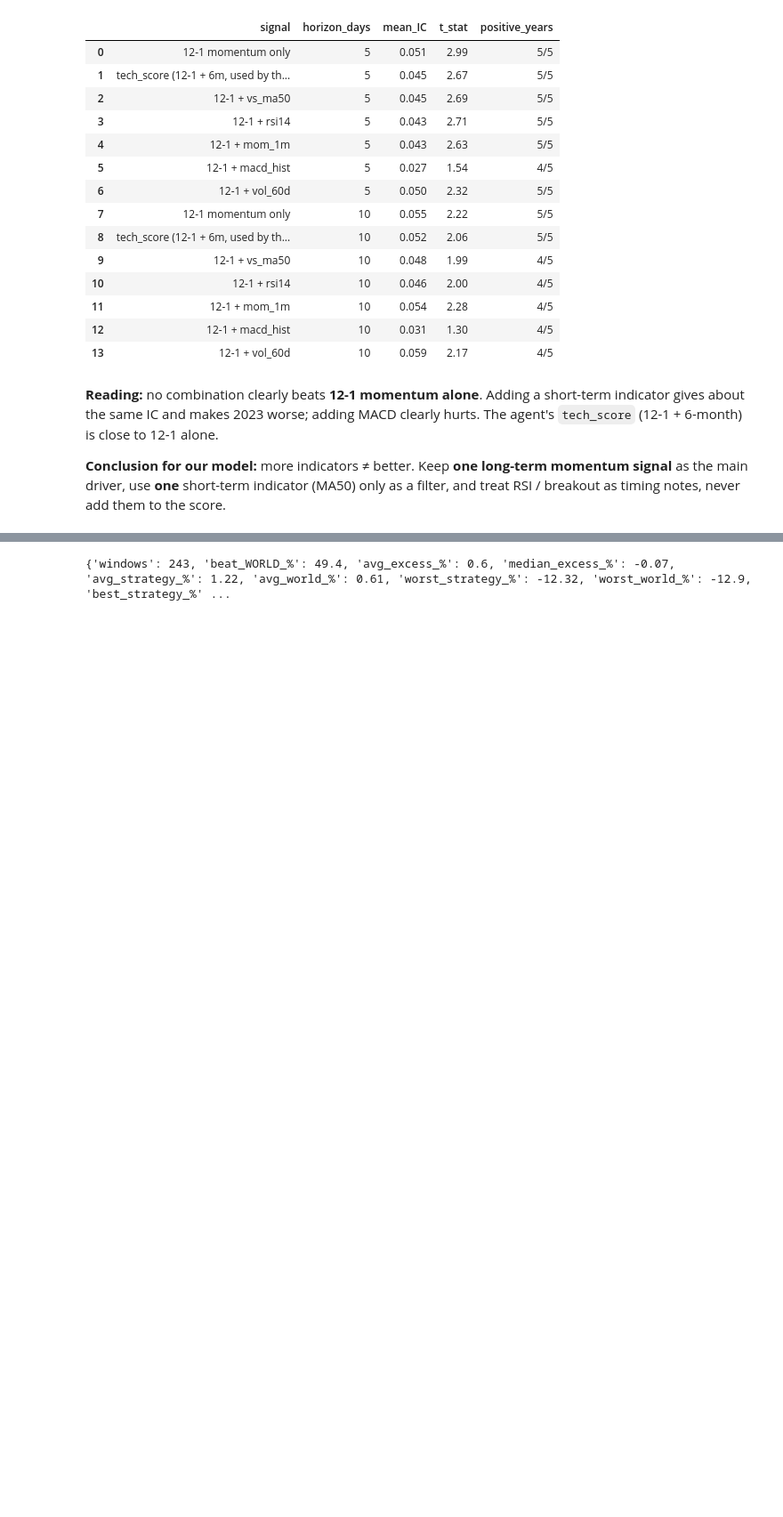
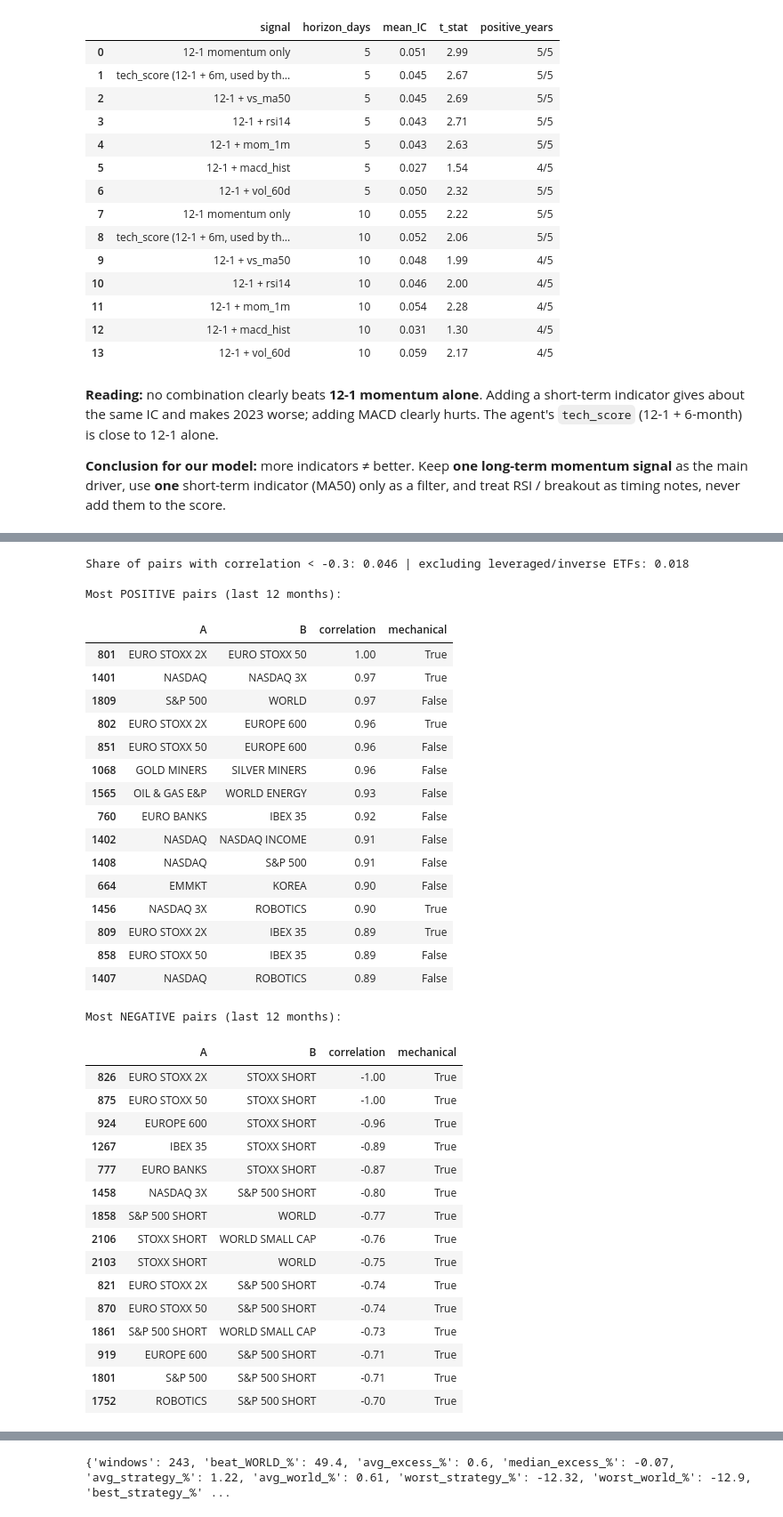
Before and after one commit to morganelpgit/GBAC_team12, a Jupyter notebook: Technical_code/technical_agent.ipynb, the cells around one changed output, grey strips where cells are left out. Shown at 89% size. Cells and saved outputs as stored; diff of their text form; code cells hidden in the pictures; blank space fills up the shorter version.

```diff
--- a/Technical_code/technical_agent.ipynb
+++ b/Technical_code/technical_agent.ipynb
@@ -204,0 +213,44 @@ combo
+# %%
+ec = etf_correlations(prices)
+ec["matrix"].to_csv("Technical_code/results/etf_correlation_1y.csv")
+print("Share of pairs with correlation < -0.3:", ec["share_negative_below_-0.3"],
+      "| excluding leveraged/inverse ETFs:", ec["share_negative_excl_leveraged"])
+print(); print("Most POSITIVE pairs (last 12 months):"); display(ec["most_positive"])
+print("Most NEGATIVE pairs (last 12 months):"); display(ec["most_negative"])
+# %% [output]
+Share of pairs with correlation < -0.3: 0.046 | excluding leveraged/inverse ETFs: 0.018
+
+Most POSITIVE pairs (last 12 months):
+|  | A | B | correlation | mechanical |
+| 801 | EURO STOXX 2X | EURO STOXX 50 | 1.00 | True |
+| 1401 | NASDAQ | NASDAQ 3X | 0.97 | True |
+| 1809 | S&P 500 | WORLD | 0.97 | False |
+| 802 | EURO STOXX 2X | EUROPE 600 | 0.96 | True |
+| 851 | EURO STOXX 50 | EUROPE 600 | 0.96 | False |
+| 1068 | GOLD MINERS | SILVER MINERS | 0.96 | False |
+| 1565 | OIL & GAS E&P | WORLD ENERGY | 0.93 | False |
+| 760 | EURO BANKS | IBEX 35 | 0.92 | False |
+| 1402 | NASDAQ | NASDAQ INCOME | 0.91 | False |
+| 1408 | NASDAQ | S&P 500 | 0.91 | False |
+| 664 | EMMKT | KOREA | 0.90 | False |
+| 1456 | NASDAQ 3X | ROBOTICS | 0.90 | True |
+| 809 | EURO STOXX 2X | IBEX 35 | 0.89 | True |
+| 858 | EURO STOXX 50 | IBEX 35 | 0.89 | False |
+| 1407 | NASDAQ | ROBOTICS | 0.89 | False |
+Most NEGATIVE pairs (last 12 months):
+|  | A | B | correlation | mechanical |
+| 826 | EURO STOXX 2X | STOXX SHORT | -1.00 | True |
+| 875 | EURO STOXX 50 | STOXX SHORT | -1.00 | True |
+| 924 | EUROPE 600 | STOXX SHORT | -0.96 | True |
+| 1267 | IBEX 35 | STOXX SHORT | -0.89 | True |
+| 777 | EURO BANKS | STOXX SHORT | -0.87 | True |
+| 1458 | NASDAQ 3X | S&P 500 SHORT | -0.80 | True |
+| 1858 | S&P 500 SHORT | WORLD | -0.77 | True |
+| 2106 | STOXX SHORT | WORLD SMALL CAP | -0.76 | True |
+| 2103 | STOXX SHORT | WORLD | -0.75 | True |
+| 821 | EURO STOXX 2X | S&P 500 SHORT | -0.74 | True |
+| 870 | EURO STOXX 50 | S&P 500 SHORT | -0.74 | True |
+| 1861 | S&P 500 SHORT | WORLD SMALL CAP | -0.73 | True |
+| 919 | EUROPE 600 | S&P 500 SHORT | -0.71 | True |
+| 1801 | S&P 500 | S&P 500 SHORT | -0.71 | True |
+| 1752 | ROBOTICS | S&P 500 SHORT | -0.70 | True |
```
Also changed, not shown: parts of 12 cells of this notebook, 5 other files.
